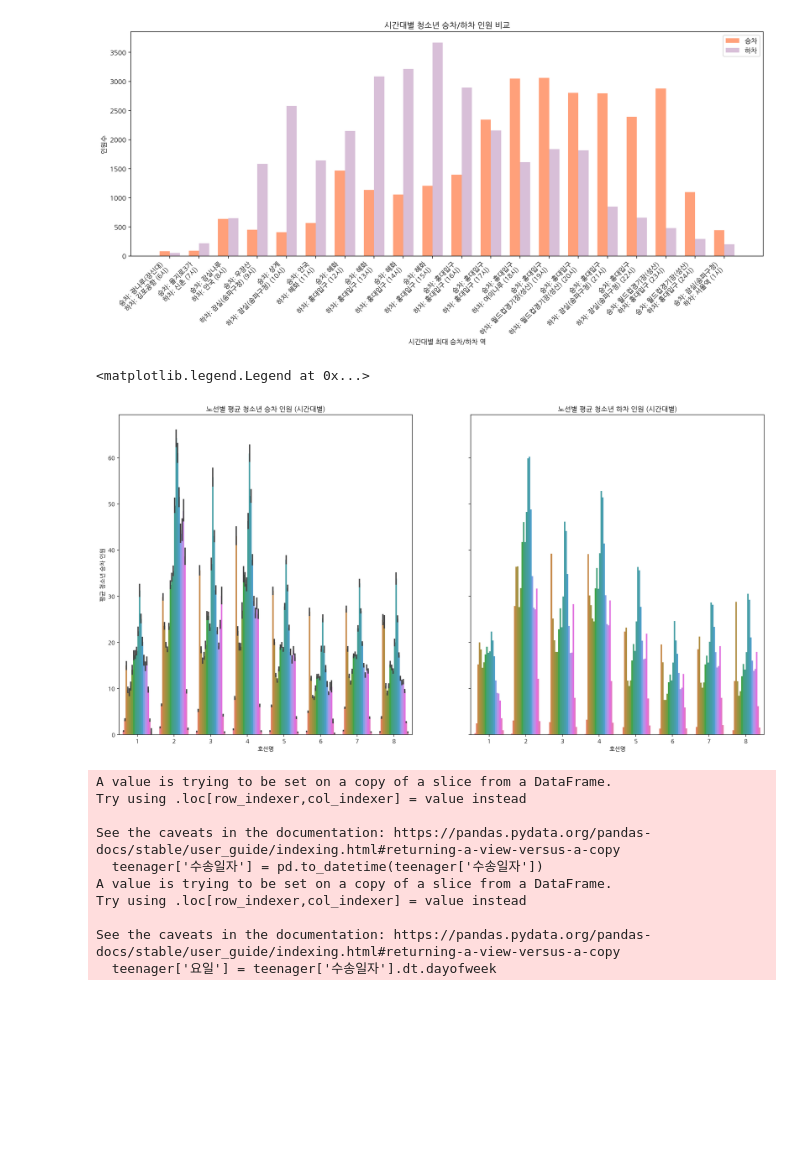
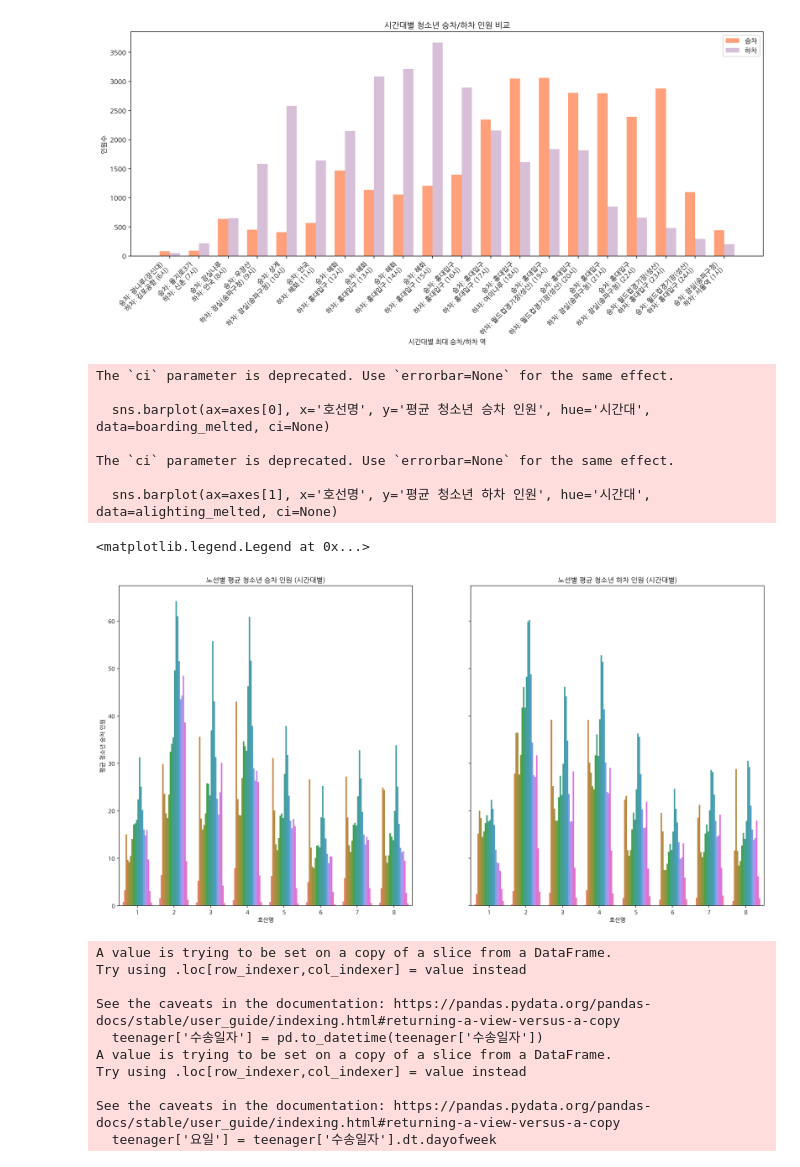
Before and after one commit to thdnjs0730/2024-1-my-BDA, a Jupyter notebook: 데이터분석과제_03조_20231596_최소원_20231596_최소원.ipynb, the cells around one changed output. Drawn from its saved outputs; the diff is of its cells as text; code cells hidden in the pictures; blank space fills up the shorter version.

```diff
--- a/데이터분석과제_03조_20231596_최소원_20231596_최소원.ipynb
+++ b/데이터분석과제_03조_20231596_최소원_20231596_최소원.ipynb
@@ -317,17 +317,24 @@ alighting_melted = pd.melt(alighting_group, id_vars=['호선명'], value_vars=ti
 # %%
 # 그래프 그리기
 fig, axes = plt.subplots(1, 2, figsize=(20, 10), sharey=True)
 
-sns.barplot(ax=axes[0], x='호선명', y='평균 청소년 승차 인원', hue='시간대', data=boarding_melted)
+sns.barplot(ax=axes[0], x='호선명', y='평균 청소년 승차 인원', hue='시간대', data=boarding_melted, ci=None)
 axes[0].set_title('노선별 평균 청소년 승차 인원 (시간대별)')
 axes[0].legend([],[], frameon=False)  # 범례 제거
 
-sns.barplot(ax=axes[1], x='호선명', y='평균 청소년 하차 인원', hue='시간대', data=alighting_melted)
+sns.barplot(ax=axes[1], x='호선명', y='평균 청소년 하차 인원', hue='시간대', data=alighting_melted, ci=None)
 axes[1].set_title('노선별 평균 청소년 하차 인원 (시간대별)')
 axes[1].legend([],[], frameon=False)  # 범례 제거
 # %% [output]
-<matplotlib.legend.Legend at 0x...>
+The `ci` parameter is deprecated. Use `errorbar=None` for the same effect.
+
+  sns.barplot(ax=axes[0], x='호선명', y='평균 청소년 승차 인원', hue='시간대', data=boarding_melted, ci=None)
+
+The `ci` parameter is deprecated. Use `errorbar=None` for the same effect.
+
+  sns.barplot(ax=axes[1], x='호선명', y='평균 청소년 하차 인원', hue='시간대', data=alighting_melted, ci=None)
+<matplotlib.legend.Legend at 0x...>
-[figure, old version]
+[figure, new version]
 # %%
 # 청소년 데이터에서 요일 정보 추출
 teenager['수송일자'] = pd.to_datetime(teenager['수송일자'])
```
